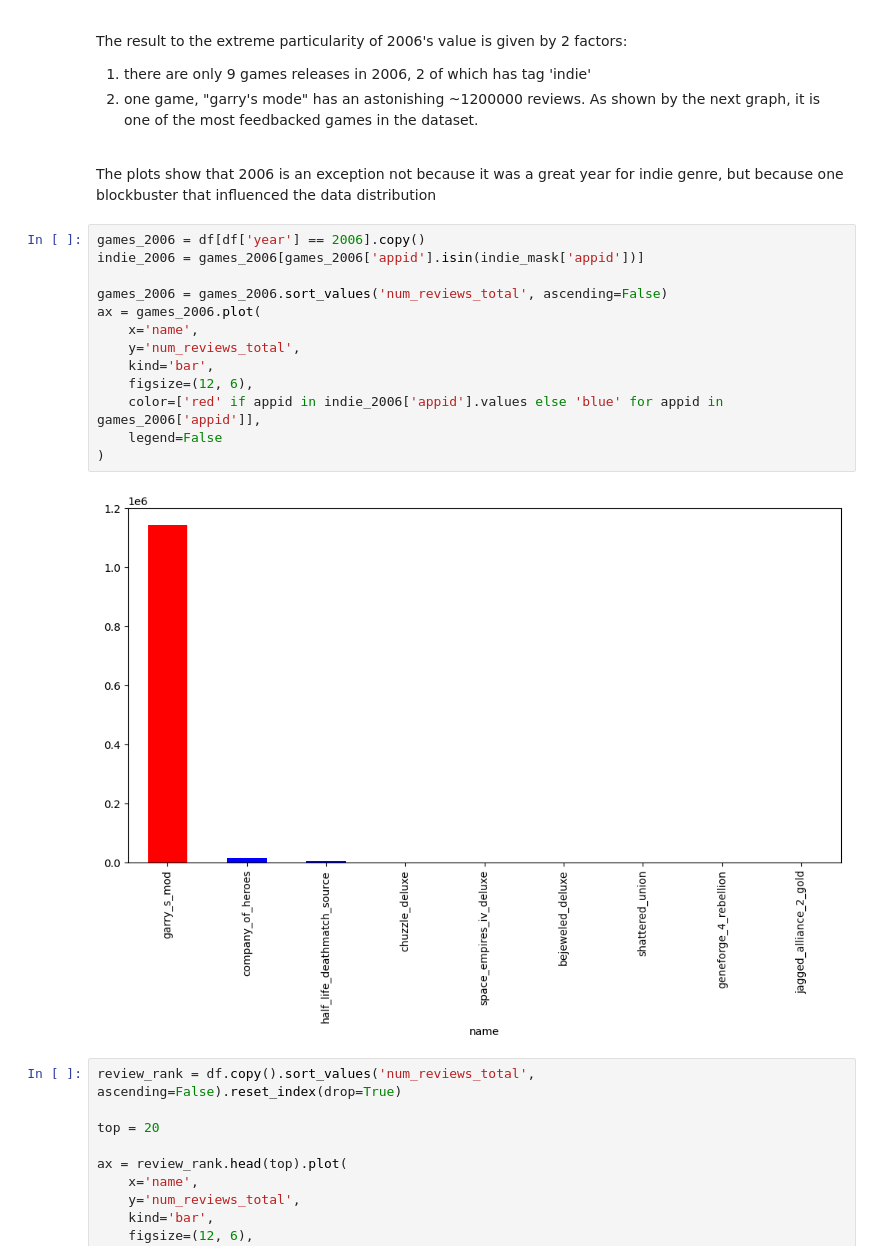
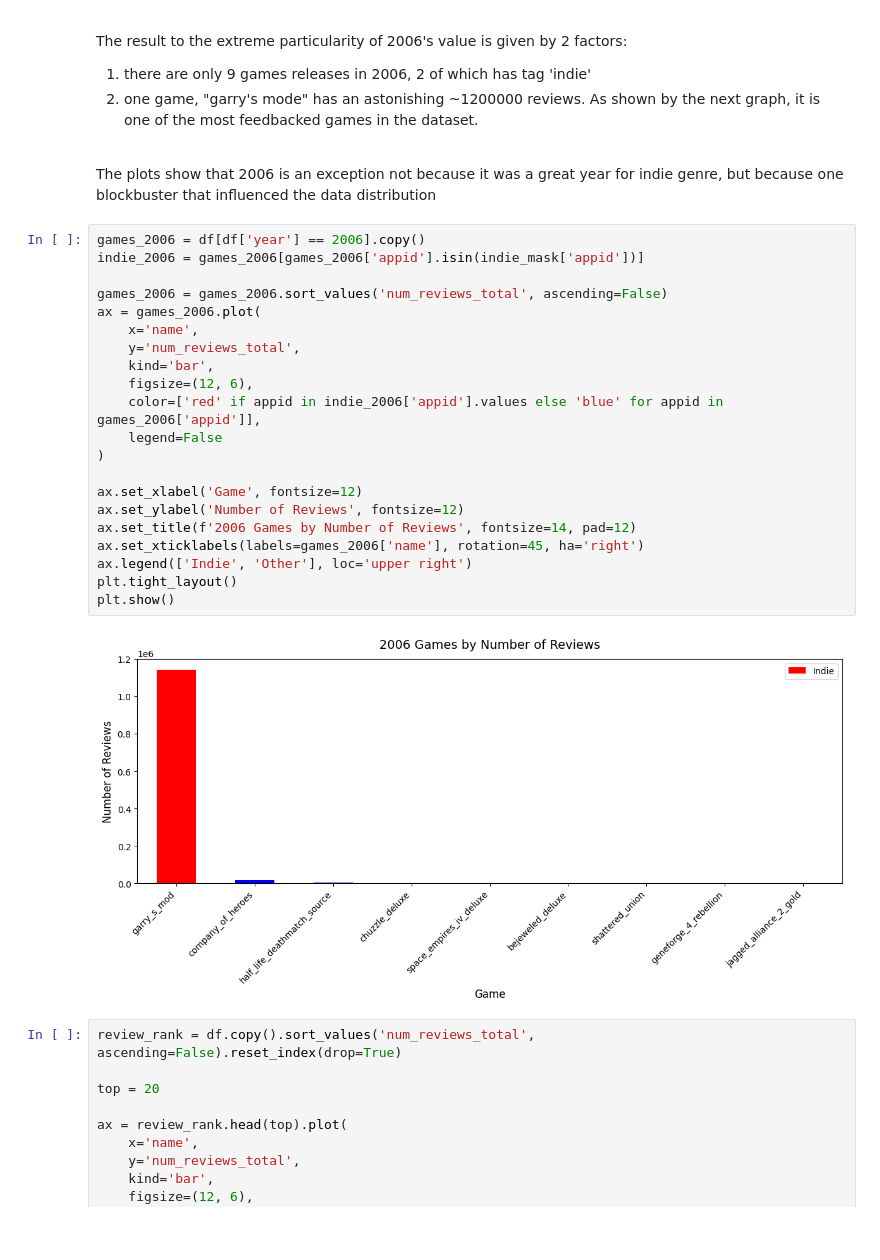
Before and after one commit to Jingrui-Zhu/SLDV, a Jupyter notebook: data_analysis.ipynb, the cells around one changed output. Saved outputs shown, nothing was run; the diff lists cells and outputs as text; blank space fills up the shorter version.

```diff
--- a/data_analysis.ipynb
+++ b/data_analysis.ipynb
@@ -410,18 +410,26 @@ The plots show that 2006 is an exception not because it was a great year for ind
 # %%
 games_2006 = df[df['year'] == 2006].copy()
 indie_2006 = games_2006[games_2006['appid'].isin(indie_mask['appid'])]
 
 games_2006 = games_2006.sort_values('num_reviews_total', ascending=False)
 ax = games_2006.plot(
     x='name',
     y='num_reviews_total',
     kind='bar',
     figsize=(12, 6),
     color=['red' if appid in indie_2006['appid'].values else 'blue' for appid in games_2006['appid']],
     legend=False
 )
+
+ax.set_xlabel('Game', fontsize=12)
+ax.set_ylabel('Number of Reviews', fontsize=12)
+ax.set_title(f'2006 Games by Number of Reviews', fontsize=14, pad=12)
+ax.set_xticklabels(labels=games_2006['name'], rotation=45, ha='right')
+ax.legend(['Indie', 'Other'], loc='upper right')
+plt.tight_layout()
+plt.show()
 # %% [output]
-[figure, old version]
+[figure, new version]
 # %%
 review_rank = df.copy().sort_values('num_reviews_total', ascending=False).reset_index(drop=True)
 
```
Also changed, not shown: 6 other files.
